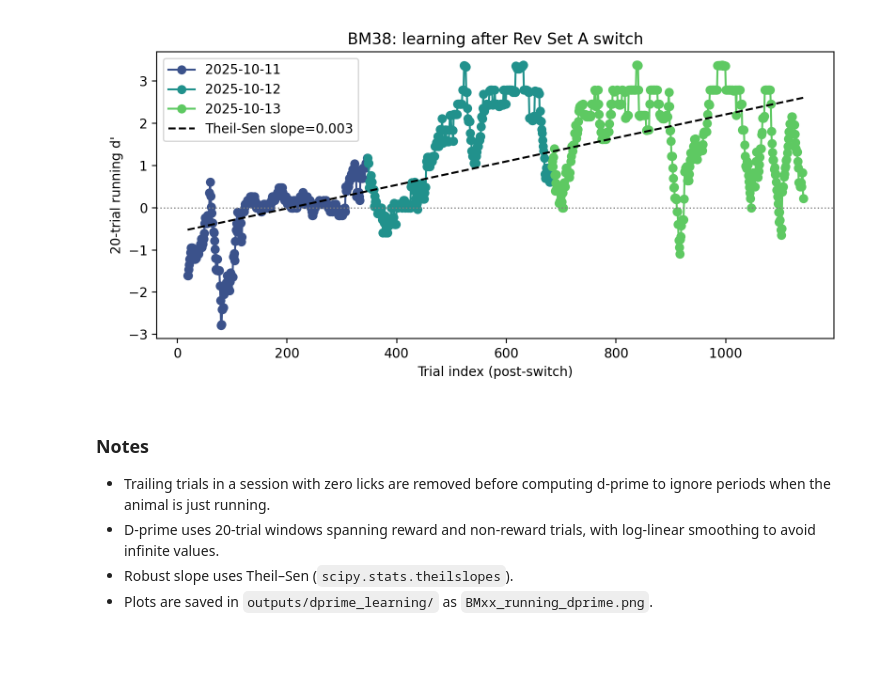
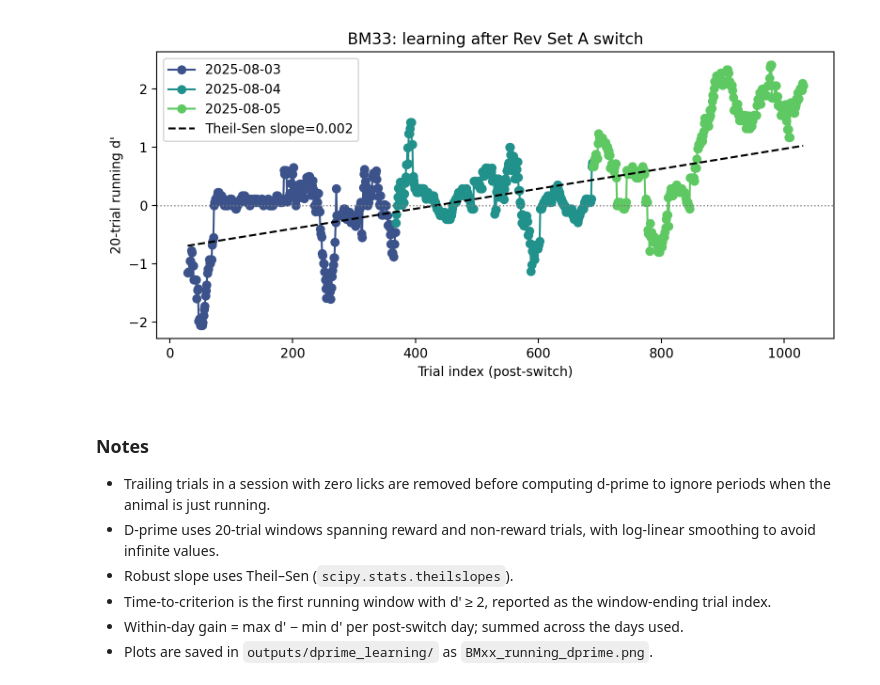
Before and after one commit to boazmohar/DELTA_Behavior, a Jupyter notebook: notebooks/dprime_learning_after_switch.ipynb, the cells around one changed output. Cells and saved outputs as stored; diff of their text form; code cells hidden in the pictures; blank space fills up the shorter version.

```diff
--- a/notebooks/dprime_learning_after_switch.ipynb
+++ b/notebooks/dprime_learning_after_switch.ipynb
@@ -20,13 +24,12 @@ import seaborn as sns
 HDF5_ROOT = Path("/groups/spruston/home/moharb/DELTA_Behavior/outputs/hdf5")
 OUTPUT_DIR = Path("/groups/spruston/home/moharb/DELTA_Behavior/outputs/dprime_learning")
 OUTPUT_DIR.mkdir(parents=True, exist_ok=True)
-WINDOW_SIZE = 20
+WINDOW_SIZE = 30
 # %%
 
 cue_pattern = re.compile(r'"cueSet"\s*:\s*"([^"]+)"')
 
 def extract_cue_set(json_path: Path, chunk_size: int = 1024 * 1024):
-    # Stream the JSON file to find the first cueSet tag.
     buffer = ""
     try:
         with json_path.open("r", encoding="utf-8") as f:
@@ -65,9 +68,12 @@ def build_session_table(root: Path) -> pd.DataFrame:
             "h5_path": h5_path,
             "json_path": source_file,
         })
-    return pd.DataFrame(records)
+    cols = ["animal", "date", "session", "cue_set", "h5_path", "json_path"]
+    return pd.DataFrame(records, columns=cols)
 
 def daily_cue_table(sessions: pd.DataFrame) -> pd.DataFrame:
+    if sessions.empty:
+        return pd.DataFrame(columns=["animal", "date", "cue_set"])
     return (
         sessions
         .groupby(["animal", "date"], as_index=False)
@@ -137,6 +143,24 @@ def fit_robust_slope(df: pd.DataFrame):
     y = df["d_prime"].to_numpy()
     slope, intercept, _, _ = theilslopes(y, x)
     return float(slope), float(intercept)
+
+def time_to_criterion(df: pd.DataFrame, threshold: float = 2.0):
+    if df.empty:
+        return np.nan
+    mask = df["d_prime"] >= threshold
+    if not mask.any():
+        return np.nan
+    return float(df.loc[mask, "trial_index"].iloc[0])
+
+def within_day_gains(df: pd.DataFrame, ordered_dates):
+    gains = []
+    for d in ordered_dates:
+        day_df = df[df["date"] == d]
+        if day_df.empty:
+            gains.append(np.nan)
+        else:
+            gains.append(float(day_df["d_prime"].max() - day_df["d_prime"].min()))
+    return gains
 # %%
 
 def load_trials_for_sessions(session_rows: pd.DataFrame):
@@ -201,7 +227,7 @@ for animal in rev_animals:
     post_switch_dates = animal_daily[animal_daily["date"] >= rev_start]["date"].unique()
     if len(post_switch_dates) == 0:
         continue
-    last_dates = sorted(post_switch_dates)[-4:]
+    last_dates = sorted(post_switch_dates)[-3:]
     animal_sessions = sessions[(sessions["animal"] == animal) & (sessions["date"].isin(last_dates))]
     trial_df = load_trials_for_sessions(animal_sessions)
     if trial_df.empty:
@@ -211,6 +237,16 @@ for animal in rev_animals:
         continue
     slope, intercept = fit_robust_slope(running)
     fig_path = plot_dprime(animal, running, slope, intercept, OUTPUT_DIR)
+
+    # Time to criterion (d' >= 2)
+    tt_crit = time_to_criterion(running, threshold=2.0)
+
+    # Within-day gains (max-min per day)
+    gains = within_day_gains(running, last_dates)
+    while len(gains) < 4:
+        gains.append(np.nan)
+    gain_sum = float(np.nansum(gains)) if len(gains) else np.nan
+
     results.append({
         "animal": animal,
         "rev_start": rev_start,
@@ -219,6 +255,11 @@ for animal in rev_animals:
         "num_windows": len(running),
         "slope": slope,
         "intercept": intercept,
+        "time_to_criterion_trial": tt_crit,
+        "within_day_gain_1": gains[0],
+        "within_day_gain_2": gains[1],
+        "within_day_gain_3": gains[2],
+        "within_day_gain_sum": gain_sum,
         "figure": str(fig_path),
     })
     plots.append(fig_path)
@@ -235,15 +313,17 @@ summary
 # %%
 
 # Display example running d-prime for the first animal (inline)
 if plots:
     from IPython.display import Image, display
-    display(Image(filename=str(plots[4])))
+    display(Image(filename=str(plots[1])))
 # %% [output]
-[figure, old version]
+[figure, new version]
 # %% [markdown]
 
 ### Notes
 - Trailing trials in a session with zero licks are removed before computing d-prime to ignore periods when the animal is just running.
 - D-prime uses 20-trial windows spanning reward and non-reward trials, with log-linear smoothing to avoid infinite values.
 - Robust slope uses Theil–Sen (`scipy.stats.theilslopes`).
+- Time-to-criterion is the first running window with d' ≥ 2, reported as the window-ending trial index.
+- Within-day gain = max d' − min d' per post-switch day; summed across the days used.
 - Plots are saved in `outputs/dprime_learning/` as `BMxx_running_dprime.png`.
```
Also changed, not shown: parts of 6 cells of this notebook, 2 other files.
